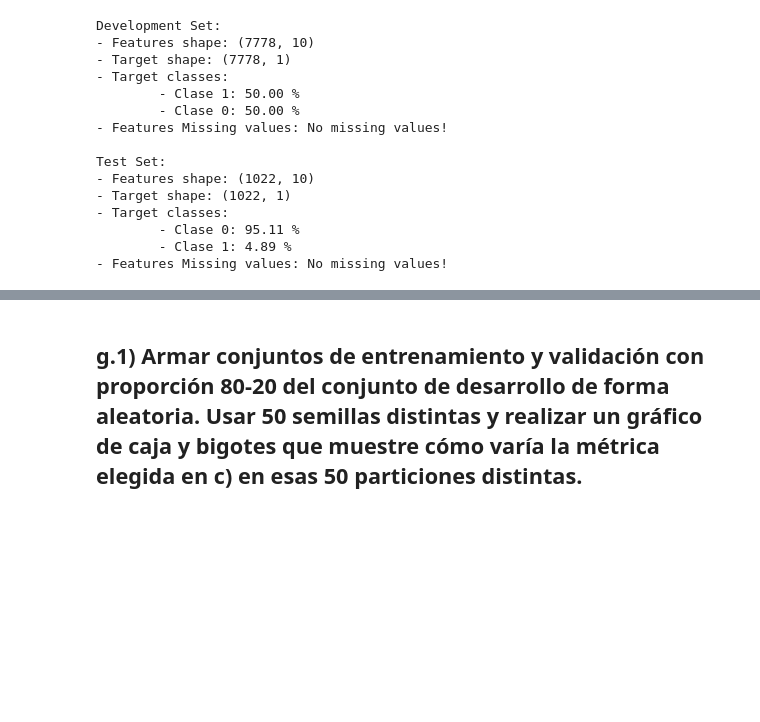
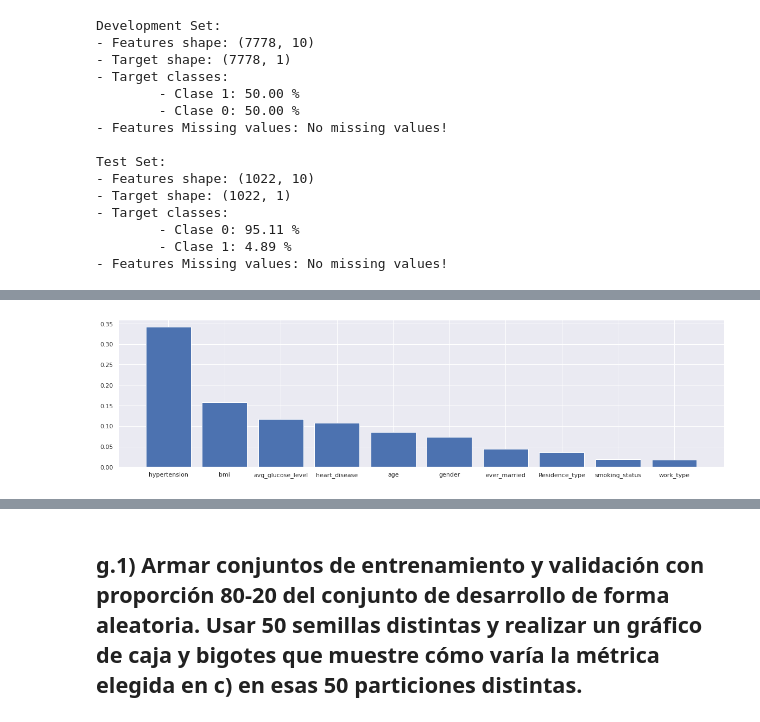
Before and after one commit to magistery-tps/aa-tp1, a Jupyter notebook: notebooks/tp1.ipynb, the cells around one changed output, grey strips where cells are left out. Cells and saved outputs as stored; diff of their text form; code cells hidden in the pictures; blank space fills up the shorter version.

```diff
--- a/notebooks/tp1.ipynb
+++ b/notebooks/tp1.ipynb
@@ -744,3 +748,7 @@ Test Set:
         - Clase 0: 95.11 %
         - Clase 1: 4.89 %
 - Features Missing values: No missing values!
+# %%
+encoder = CategoricalFeaturesEncoder()
+encoded_sets_group = encoder.perform(encoded_sets_group)
+encoded_sets_group.summary()
@@ -746,0 +771,26 @@ Test Set:
+# %%
+from sklearn.ensemble import RandomForestClassifier
+from matplotlib import pyplot
+
+def features_importance(features, target):
+    model = RandomForestClassifier()
+    model.fit(features, target)
+    importance = model.feature_importances_
+
+    # Orden desc...
+    return np.sort(importance)[::-1]
+
+def plot_features_importance(sets_group):
+    importance = features_importance(
+        sets_group.dev_features.values,
+        sets_group.dev_target.values
+    )
+
+    column_names = sets_group.dev_features.columns
+    pyplot.bar([column_names[x] for x in range(len(importance))], importance)
+    pyplot.show()
+
+big_size()
+plot_features_importance(encoded_sets_group)
+# %% [output]
+[figure, added]
```
Also changed, not shown: parts of 15 cells of this notebook.
